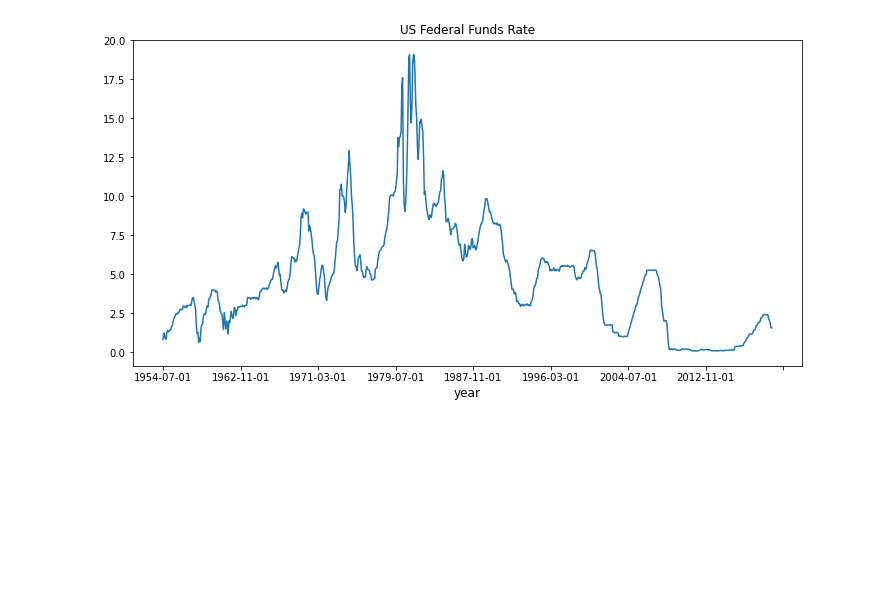
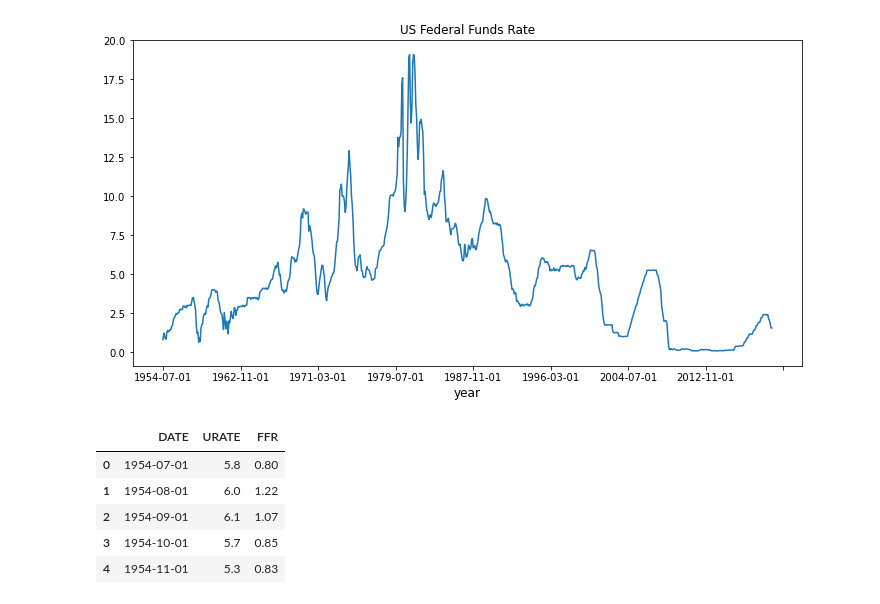
Before and after one commit to doctorkdo/Econ-149-Project, a Jupyter notebook: Econ149 Project.ipynb, the cells around one changed output. Drawn from its saved outputs; the diff is of its cells as text; code cells hidden in the pictures; blank space fills up the shorter version.

```diff
--- a/Econ149 Project.ipynb
+++ b/Econ149 Project.ipynb
@@ -120,0 +126,9 @@ plt.show()
+# %%
+data_merge.head()
+# %% [output]
+|  | DATE | URATE | FFR |
+| 0 | 1954-07-01 | 5.8 | 0.80 |
+| 1 | 1954-08-01 | 6.0 | 1.22 |
+| 2 | 1954-09-01 | 6.1 | 1.07 |
+| 3 | 1954-10-01 | 5.7 | 0.85 |
+| 4 | 1954-11-01 | 5.3 | 0.83 |
```
Also changed, not shown: parts of 7 cells of this notebook.
